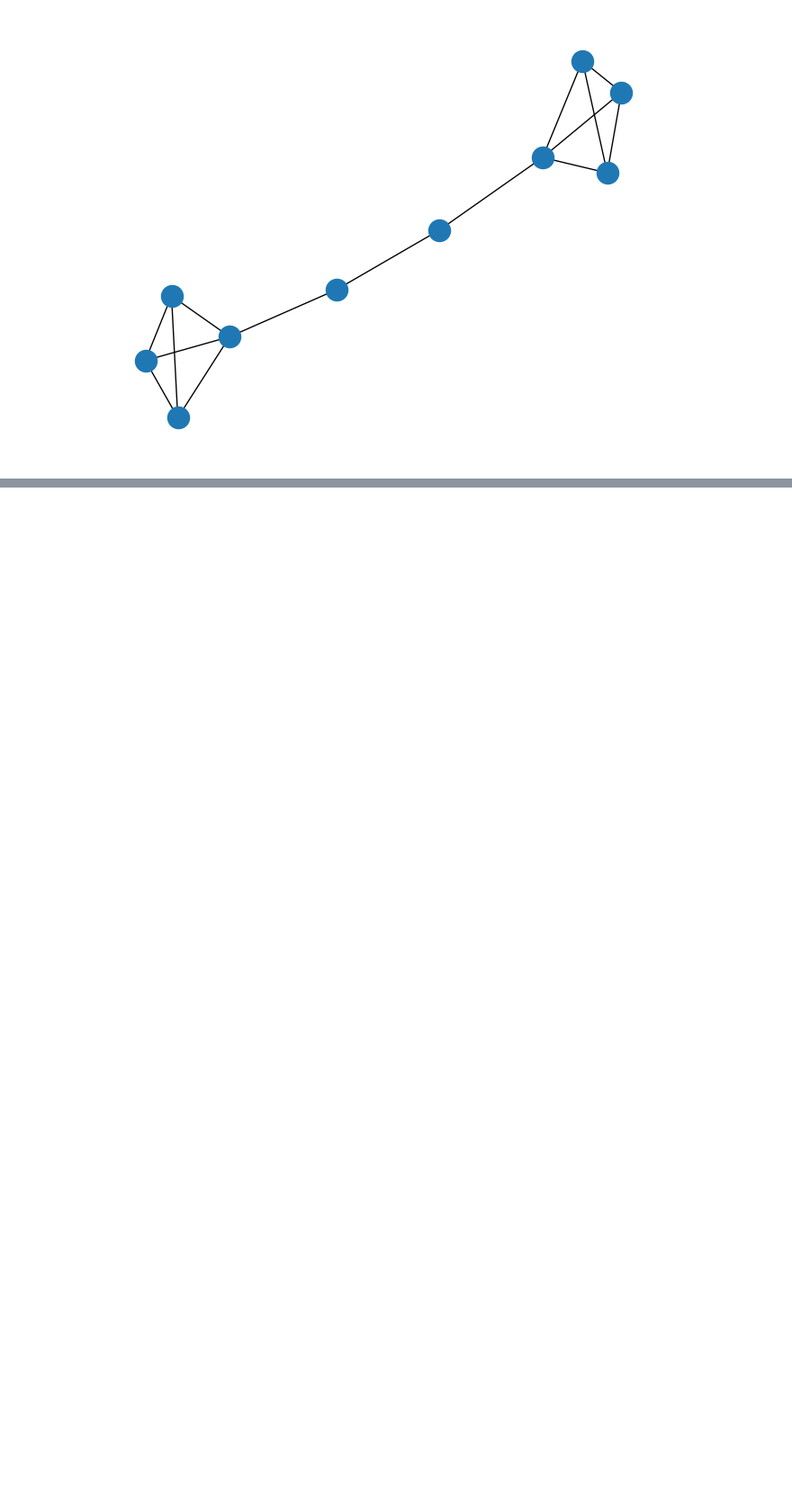
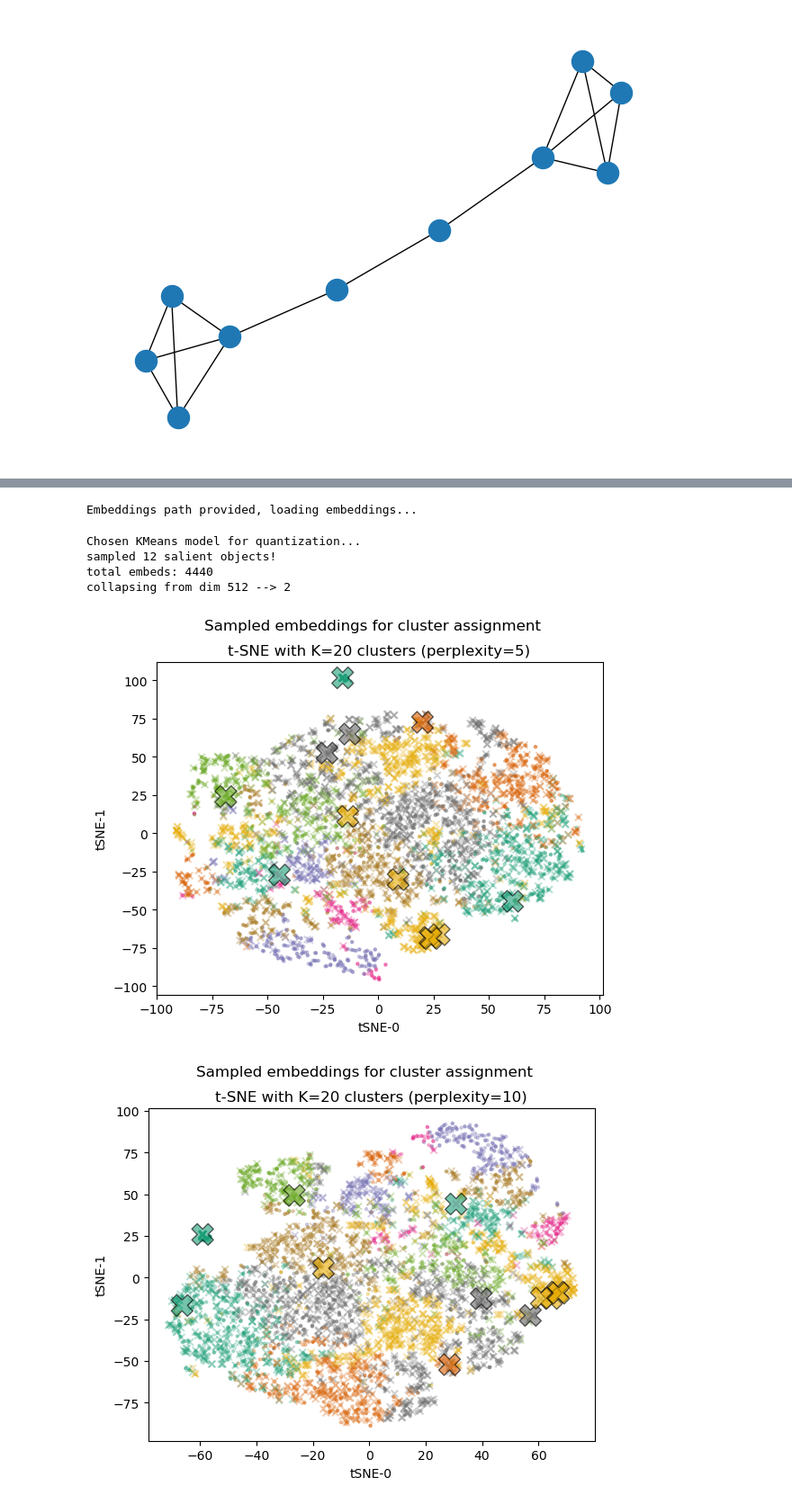
Before and after one commit to gmachiraju/K2, a Jupyter notebook: src/Testbed.ipynb, the cells around one changed output, grey strips where cells are left out. Shown at 90% size. Saved outputs shown, nothing was run; the diff lists cells and outputs as text; code cells hidden in the pictures; blank space fills up the shorter version.

```diff
--- a/src/Testbed.ipynb
+++ b/src/Testbed.ipynb
@@ -142,0 +152,27 @@ nx.draw(G)
+# %%
+args = {"k":20,
+        "quantizer_type":"kmeans",
+        "embeddings_path":"/home/lofi/lofi/src/outputs_plip/train_plip_sampled_inference_z_embeds.obj",
+        "embeddings_type":"dict",
+        "mapping_path": None,
+        "sample_size":4440,
+        "sample_scheme":"random",
+        "dataset_path":"/home/data/tinycam/train/train.hdf5",
+        "verbosity": "full",
+        "so_dict_path": "/home/lofi/lofi/src/outputs/train_so_dict.obj"}
+# ViT: "/home/k2/K2/src/outputs_vit/train_vit_iid_chunkid_position.obj"
+proc = K2Processor(args)
+# %% [output]
+Embeddings path provided, loading embeddings...
+# %%
+proc.fit_quantizer()
+# %% [output]
+Chosen KMeans model for quantization...
+sampled 12 salient objects!
+total embeds: 4440
+collapsing from dim 512 --> 2
+# %%
+proc.visualize_quantizer()
+# %% [output]
+[figure, added]
+[figure, added]
```
Also changed, not shown: parts of 10 cells of this notebook, 9 other files.
